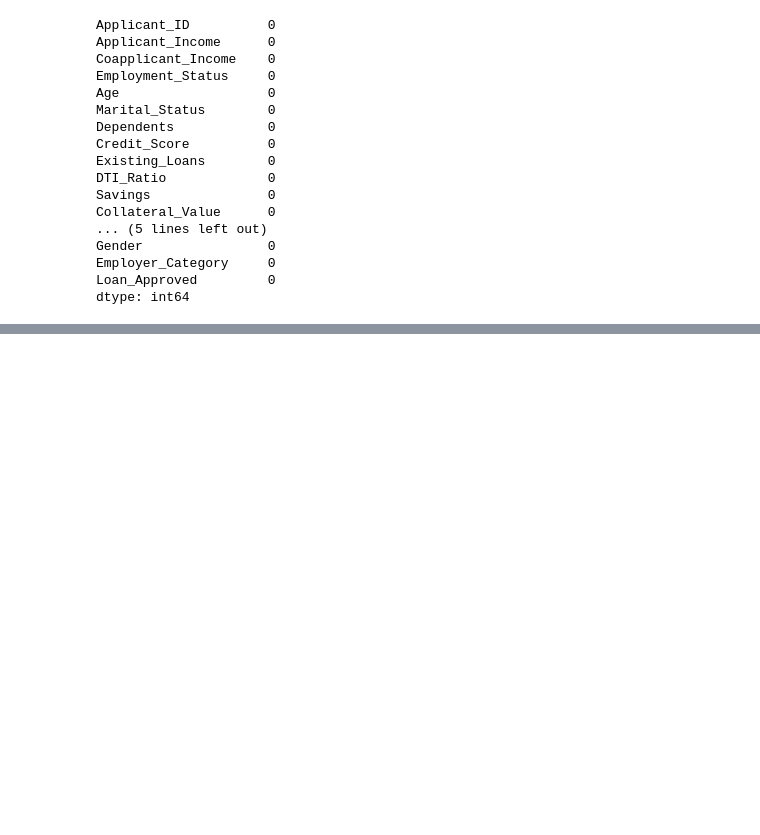
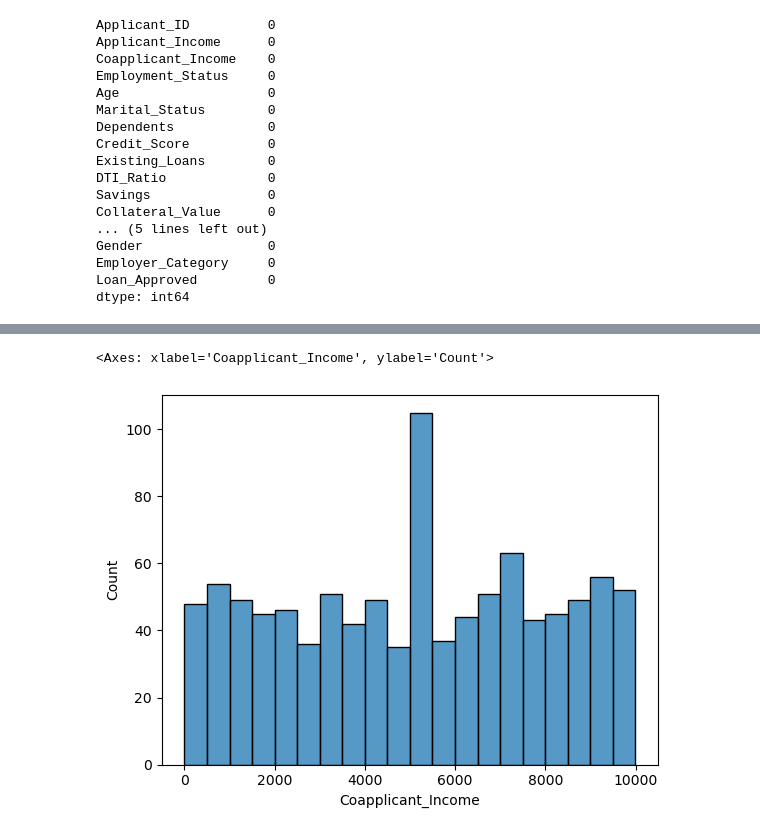
Before and after one commit to Prithvikatkar17/Credit-Wise-Loan-System, a Jupyter notebook: Model.ipynb, the cells around one changed output, grey strips where cells are left out. Cells and saved outputs as stored; diff of their text form; code cells hidden in the pictures; blank space fills up the shorter version.

```diff
--- a/Model.ipynb
+++ b/Model.ipynb
@@ -88,0 +125,9 @@ dtype: int64
+# %%
+sns.histplot(
+    data = df,
+    x = "Coapplicant_Income",
+    bins=20
+)
+# %% [output]
+<Axes: xlabel='Coapplicant_Income', ylabel='Count'>
+[figure, added]
```
Also changed, not shown: parts of 8 cells of this notebook.
